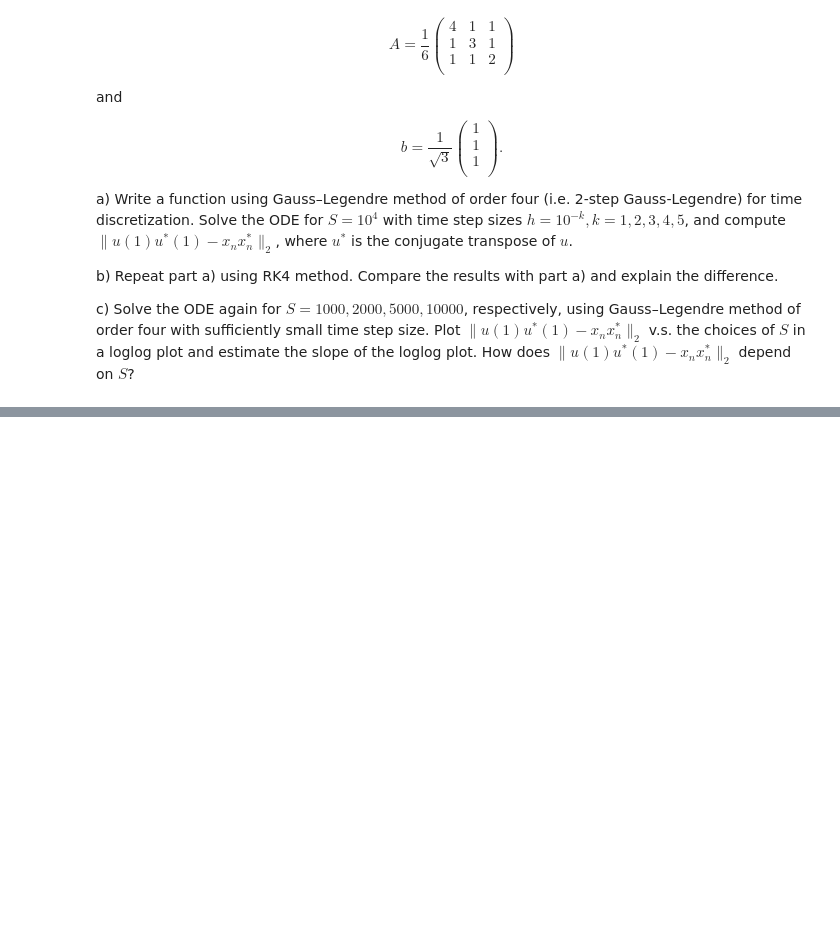
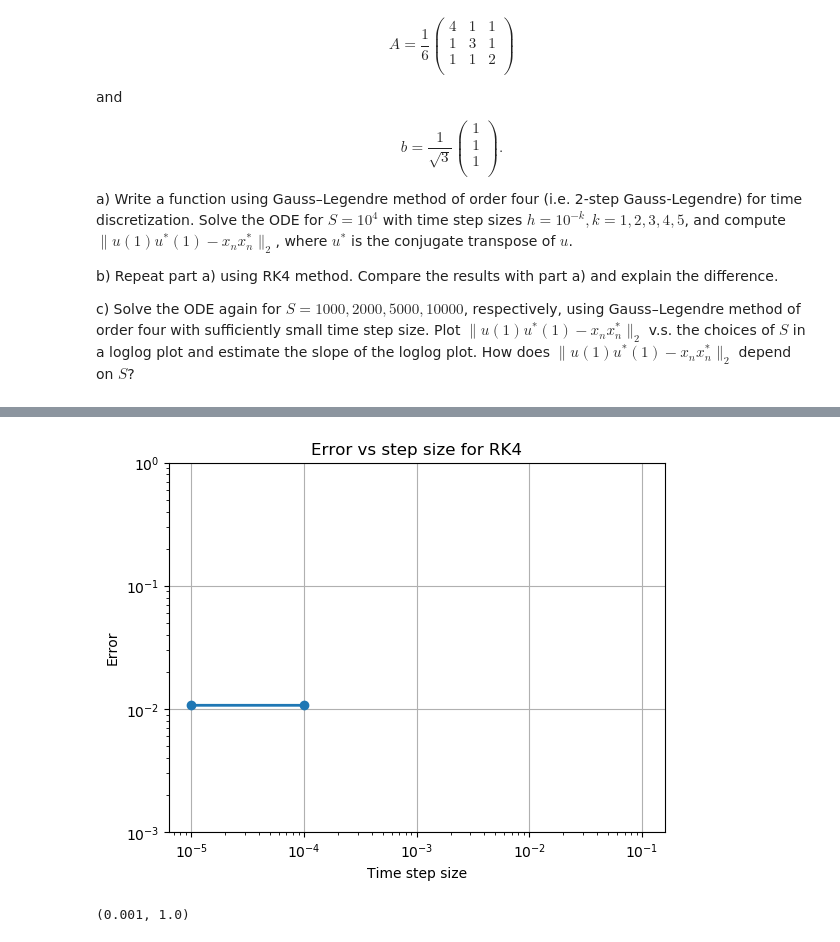
Before and after one commit to ArjunNarayanan/MATH228-HW6, a Jupyter notebook: HW6.ipynb, the cells around one changed output, grey strips where cells are left out. Drawn from its saved outputs; the diff is of its cells as text; code cells hidden in the pictures; blank space fills up the shorter version.

```diff
--- a/HW6.ipynb
+++ b/HW6.ipynb
@@ -592,0 +962,7 @@ x_exact = x_exact/norm(x_exact)
+# %%
+step_size, err = getErrorVsStepSize(runRK4Iterations, A, b, S);
+# %%
+plotError(step_size, err, title = "Error vs step size for RK4", xlabel = "Time step size")
+# %% [output]
+[figure, added]
+(0.001, 1.0)
```
Also changed, not shown: parts of 26 cells of this notebook, 2 other files.
